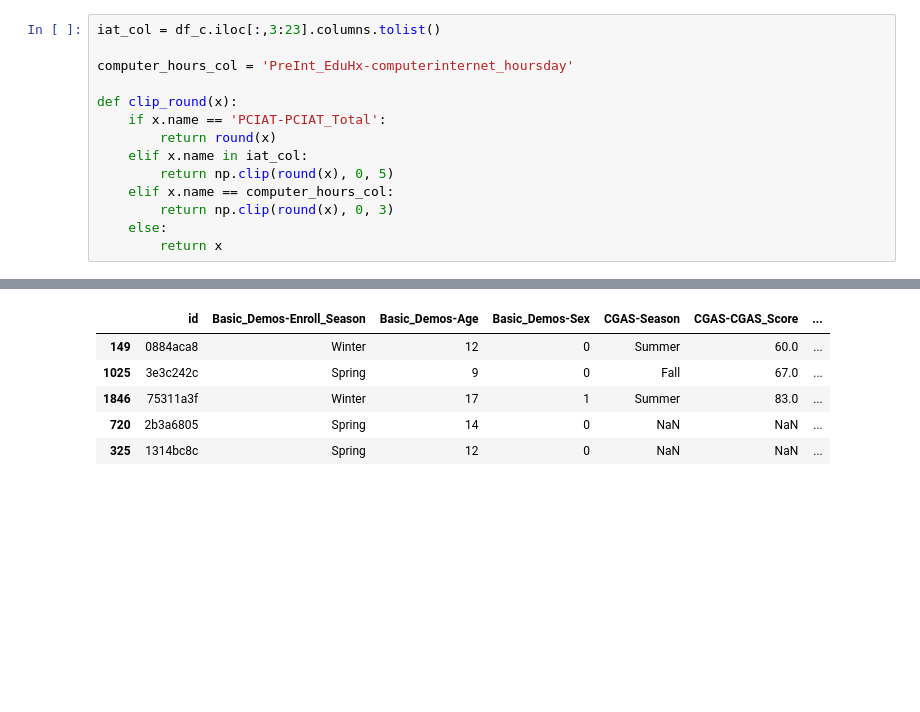
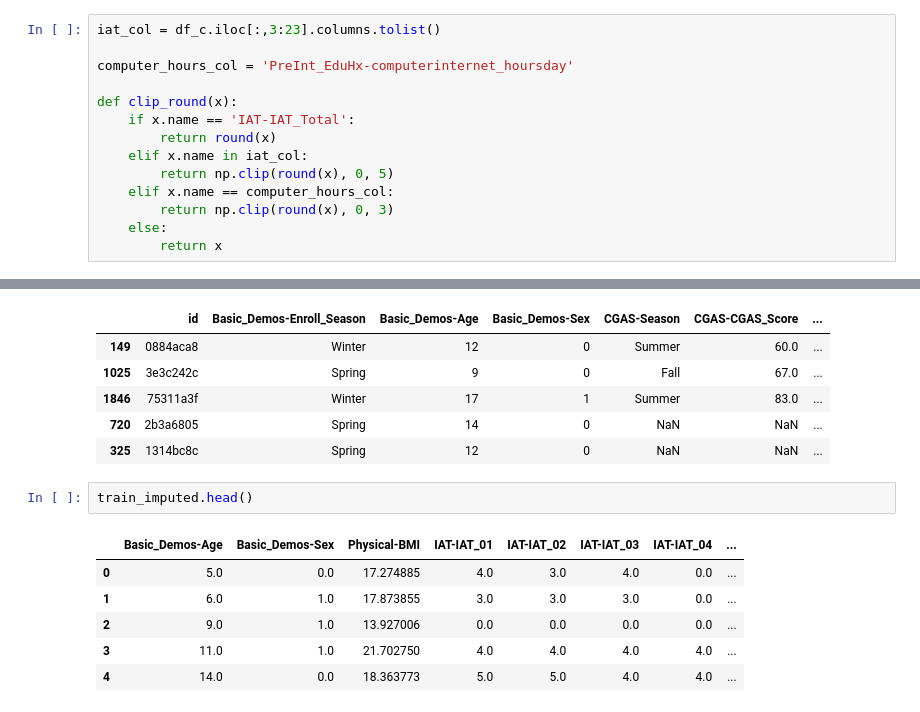
Before and after one commit to MufadhaTiohandra/skripsi, a Jupyter notebook: preprocessing.ipynb, the cells around one changed output, grey strips where cells are left out. Drawn from its saved outputs; the diff is of its cells as text; blank space fills up the shorter version.

```diff
--- a/preprocessing.ipynb
+++ b/preprocessing.ipynb
@@ -523,7 +523,7 @@ iat_col = df_c.iloc[:,3:23].columns.tolist()
 computer_hours_col = 'PreInt_EduHx-computerinternet_hoursday'
 
 def clip_round(x):
-    if x.name == 'PCIAT-PCIAT_Total':
+    if x.name == 'IAT-IAT_Total':
         return round(x)
     elif x.name in iat_col:
         return np.clip(round(x), 0, 5)
@@ -631,3 +616,12 @@ df.sample(5)
 | 1846 | 75311a3f | Winter | 17 | 1 | Summer | 83.0 | ... |
 | 720 | 2b3a6805 | Spring | 14 | 0 | NaN | NaN | ... |
 | 325 | 1314bc8c | Spring | 12 | 0 | NaN | NaN | ... |
+# %%
+train_imputed.head()
+# %% [output]
+|  | Basic_Demos-Age | Basic_Demos-Sex | Physical-BMI | IAT-IAT_01 | IAT-IAT_02 | IAT-IAT_03 | IAT-IAT_04 | ... |
+| 0 | 5.0 | 0.0 | 17.274885 | 4.0 | 3.0 | 4.0 | 0.0 | ... |
+| 1 | 6.0 | 1.0 | 17.873855 | 3.0 | 3.0 | 3.0 | 0.0 | ... |
+| 2 | 9.0 | 1.0 | 13.927006 | 0.0 | 0.0 | 0.0 | 0.0 | ... |
+| 3 | 11.0 | 1.0 | 21.702750 | 4.0 | 4.0 | 4.0 | 4.0 | ... |
+| 4 | 14.0 | 0.0 | 18.363773 | 5.0 | 5.0 | 4.0 | 4.0 | ... |
```
Also changed, not shown: parts of 6 cells of this notebook, 9 other files.
